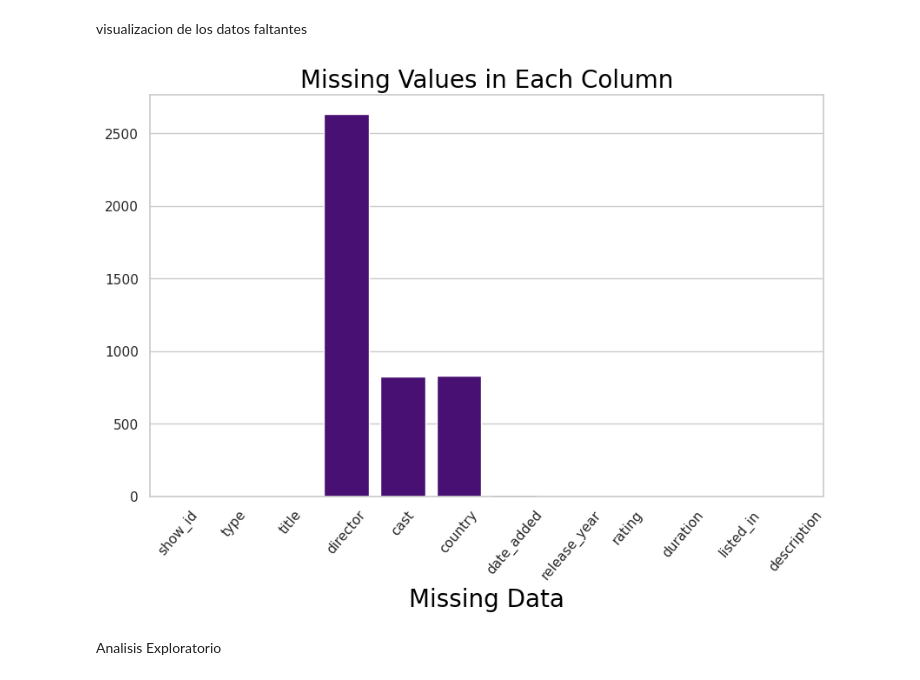
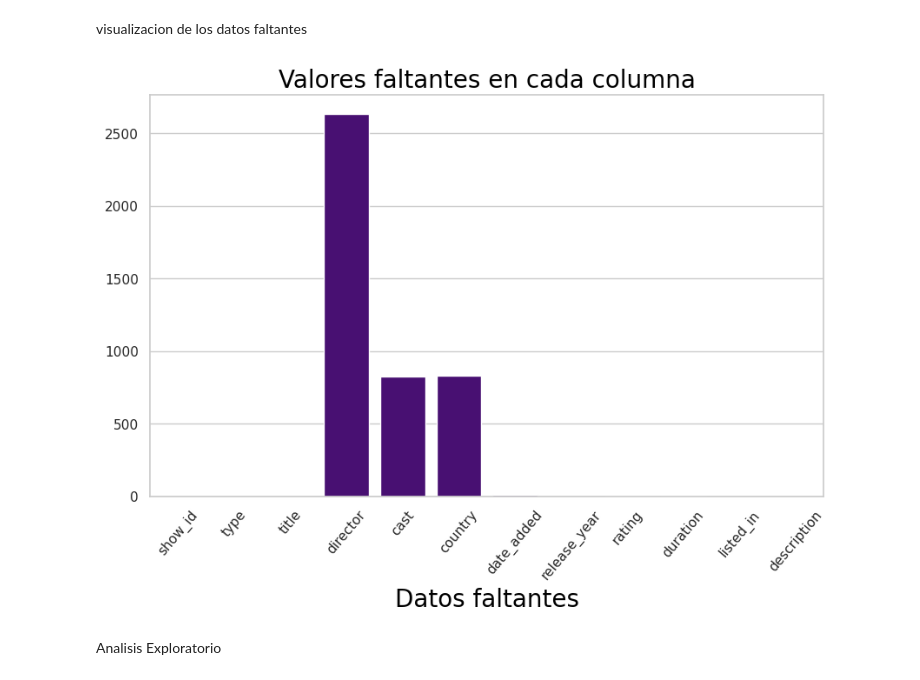
Before and after one commit to EzeCa2024/JupyterNotebookNetflix, a Jupyter notebook: netflix.ipynb, the cells around one changed output. Drawn from its saved outputs; the diff is of its cells as text; code cells hidden in the pictures.

```diff
--- a/netflix.ipynb
+++ b/netflix.ipynb
@@ -140,14 +140,14 @@ visualizacion de los datos faltantes
 # %%
 missing_values = df.isnull().sum()
 sns.barplot(x=missing_values.index, y=missing_values.values, color= 'indigo')
 plt.xticks(rotation=50)
-plt.title('Missing Values in Each Column', size=20, color='black')
-plt.xlabel('Missing Data', size=20, color='black')
+plt.title('Valores faltantes en cada columna', size=20, color='black')
+plt.xlabel('Datos faltantes', size=20, color='black')
 plt.show()
 
 #En conclusion, lo que mas hace falta son los valores de la columna director y cast, que son los que mas nos interesan para hacer un analisis mas profundo de los datos.
 # %% [output]
-[figure, old version]
+[figure, new version]
 # %% [markdown]
 Analisis Exploratorio
 # %% [markdown]
```
Also changed, not shown: parts of 9 cells of this notebook.
